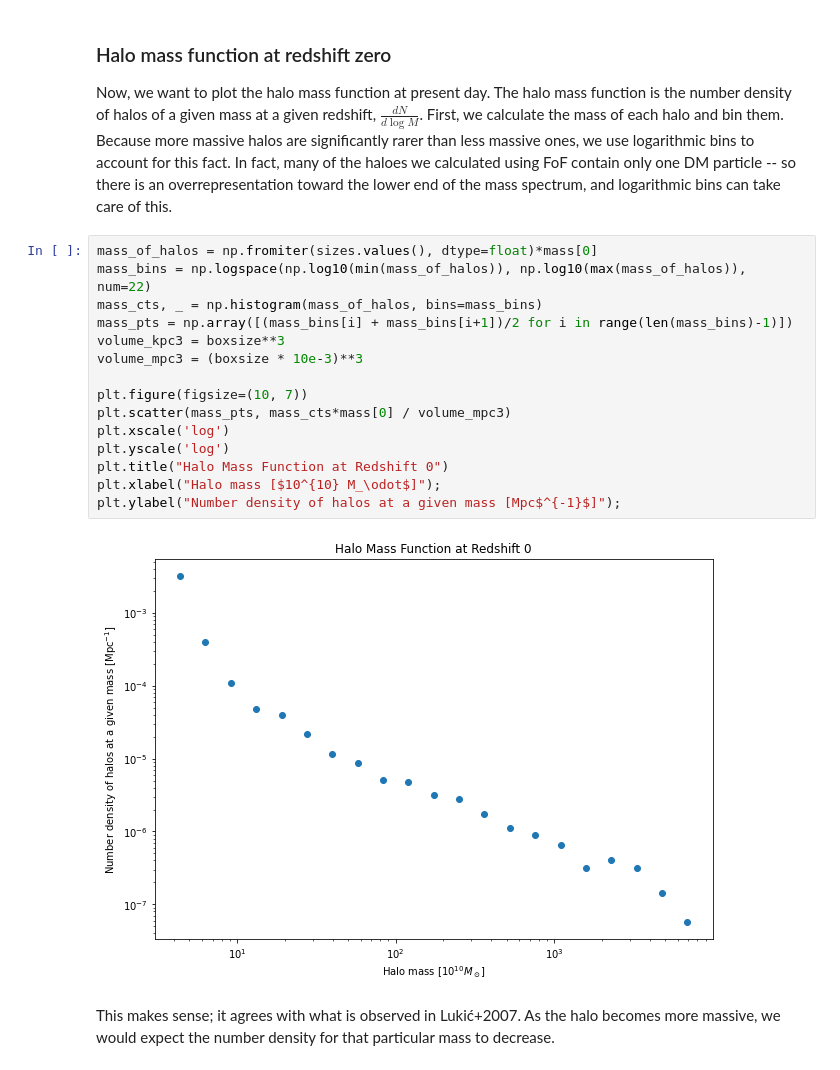
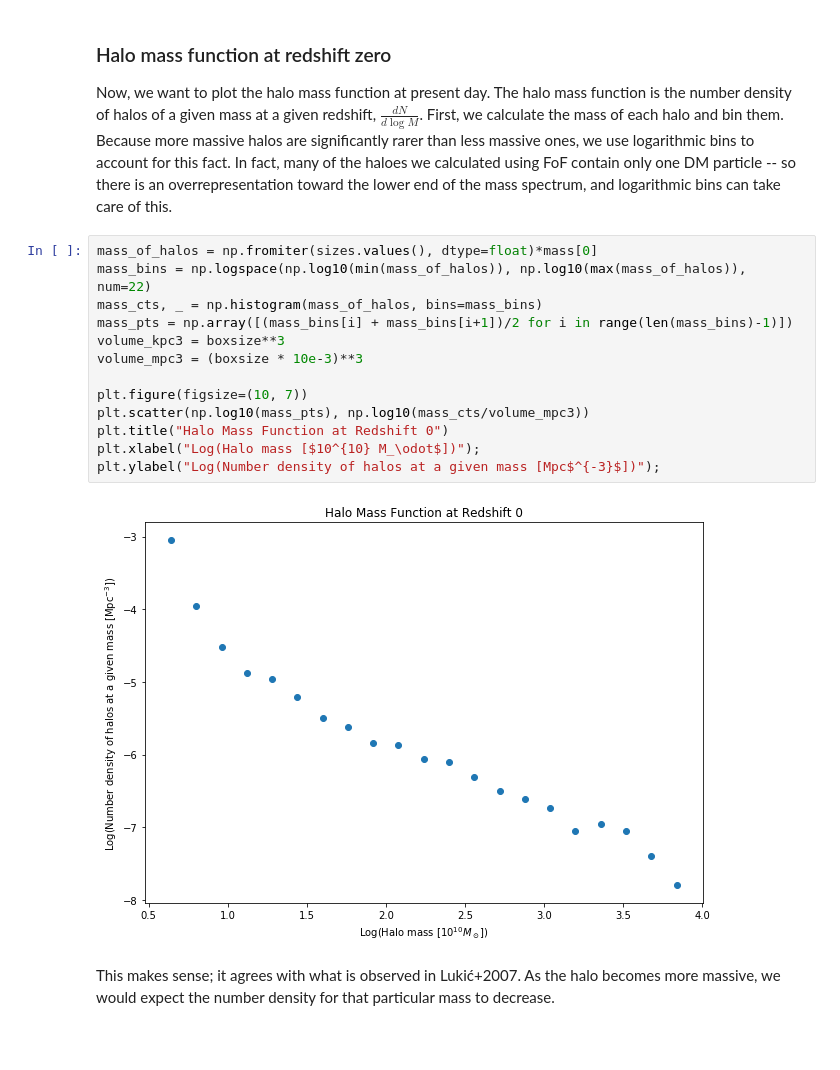
Before and after one commit to EthanMarx/astro_numerical_project, a Jupyter notebook: analysis.ipynb, the cells around one changed output. Saved outputs shown, nothing was run; the diff lists cells and outputs as text; blank space fills up the shorter version.

```diff
--- a/analysis.ipynb
+++ b/analysis.ipynb
@@ -255,20 +255,18 @@ Now, we want to plot the halo mass function at present day. The halo mass functi
 # %%
 mass_of_halos = np.fromiter(sizes.values(), dtype=float)*mass[0]
 mass_bins = np.logspace(np.log10(min(mass_of_halos)), np.log10(max(mass_of_halos)), num=22)
 mass_cts, _ = np.histogram(mass_of_halos, bins=mass_bins)
 mass_pts = np.array([(mass_bins[i] + mass_bins[i+1])/2 for i in range(len(mass_bins)-1)])
 volume_kpc3 = boxsize**3
 volume_mpc3 = (boxsize * 10e-3)**3
 
 plt.figure(figsize=(10, 7))
-plt.scatter(mass_pts, mass_cts*mass[0] / volume_mpc3)
-plt.xscale('log')
-plt.yscale('log')
+plt.scatter(np.log10(mass_pts), np.log10(mass_cts/volume_mpc3))
 plt.title("Halo Mass Function at Redshift 0")
-plt.xlabel("Halo mass [$10^{10} M_\odot$]");
-plt.ylabel("Number density of halos at a given mass [Mpc$^{-1}$]");
+plt.xlabel("Log(Halo mass [$10^{10} M_\odot$])");
+plt.ylabel("Log(Number density of halos at a given mass [Mpc$^{-3}$])");
 # %% [output]
-[figure, old version]
+[figure, new version]
 # %% [markdown]
 This makes sense; it agrees with what is observed in Lukić+2007. As the halo becomes more massive, we would expect the number density for that particular mass to decrease.
 # %% [markdown]
```
Also changed, not shown: parts of 1 cell of this notebook.
